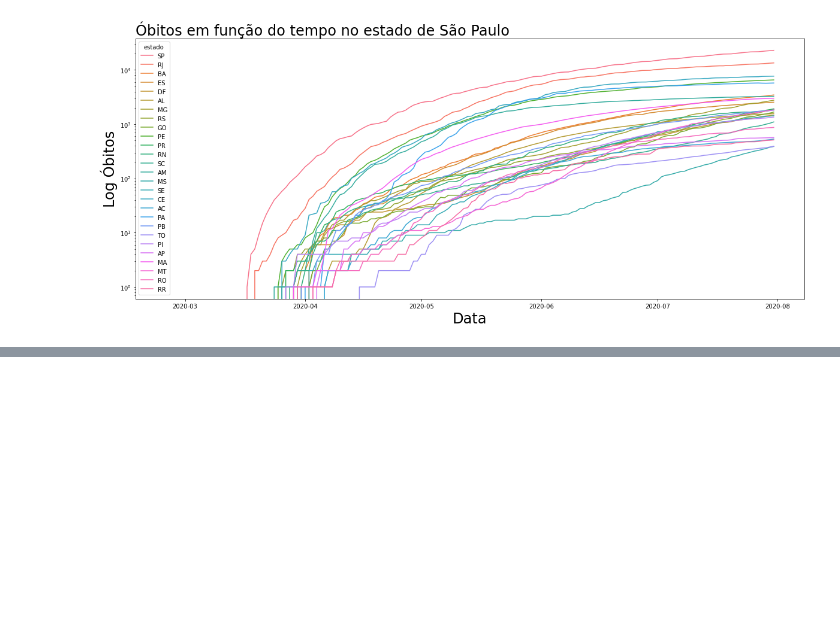
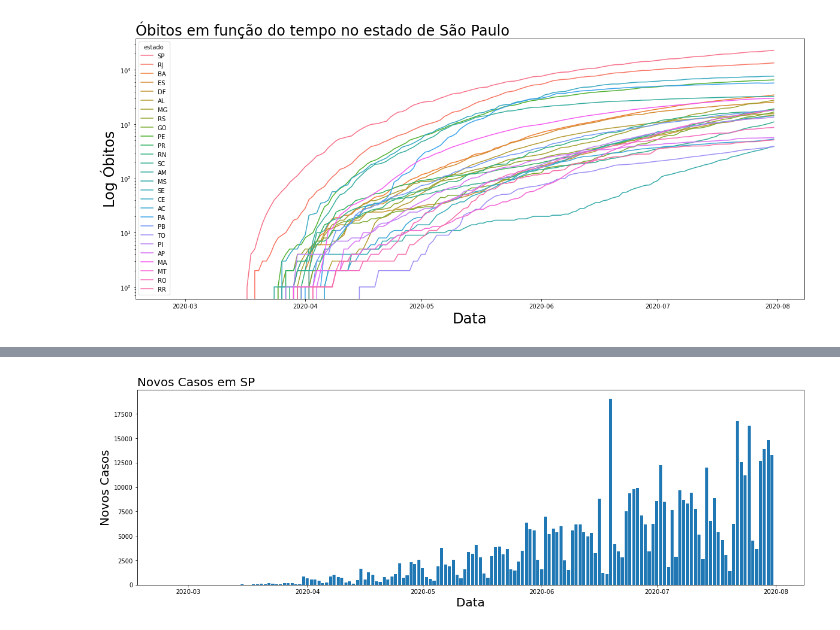
Before and after one commit to guilhermebap/Data-science-personal-study, a Jupyter notebook: Alura/Estudo de casos/covid - Alura.ipynb, the cells around one changed output, grey strips where cells are left out. Drawn from its saved outputs; the diff is of its cells as text; code cells hidden in the pictures; blank space fills up the shorter version.

```diff
--- a/Alura/Estudo de casos/covid - Alura.ipynb
+++ b/Alura/Estudo de casos/covid - Alura.ipynb
@@ -64,0 +92,11 @@ plt.show()
+# %%
+def plotar_barra(titulo, xlabel, ylabel, x, y, dataset):
+    plt.figure(figsize=(20,6))
+    ax = plt.bar(dataset[x], dataset[y])
+    plt.title(titulo, loc='left', fontsize=20)
+    plt.xlabel(xlabel, fontsize=20)
+    plt.ylabel(ylabel, fontsize=20, rotation=90)
+# %%
+plotar_barra('Novos Casos em SP', 'Data', 'Novos Casos', 'data', 'novosCasos', df_sp)
+# %% [output]
+[figure, added]
```
Also changed, not shown: parts of 8 cells of this notebook, 1 other file.
